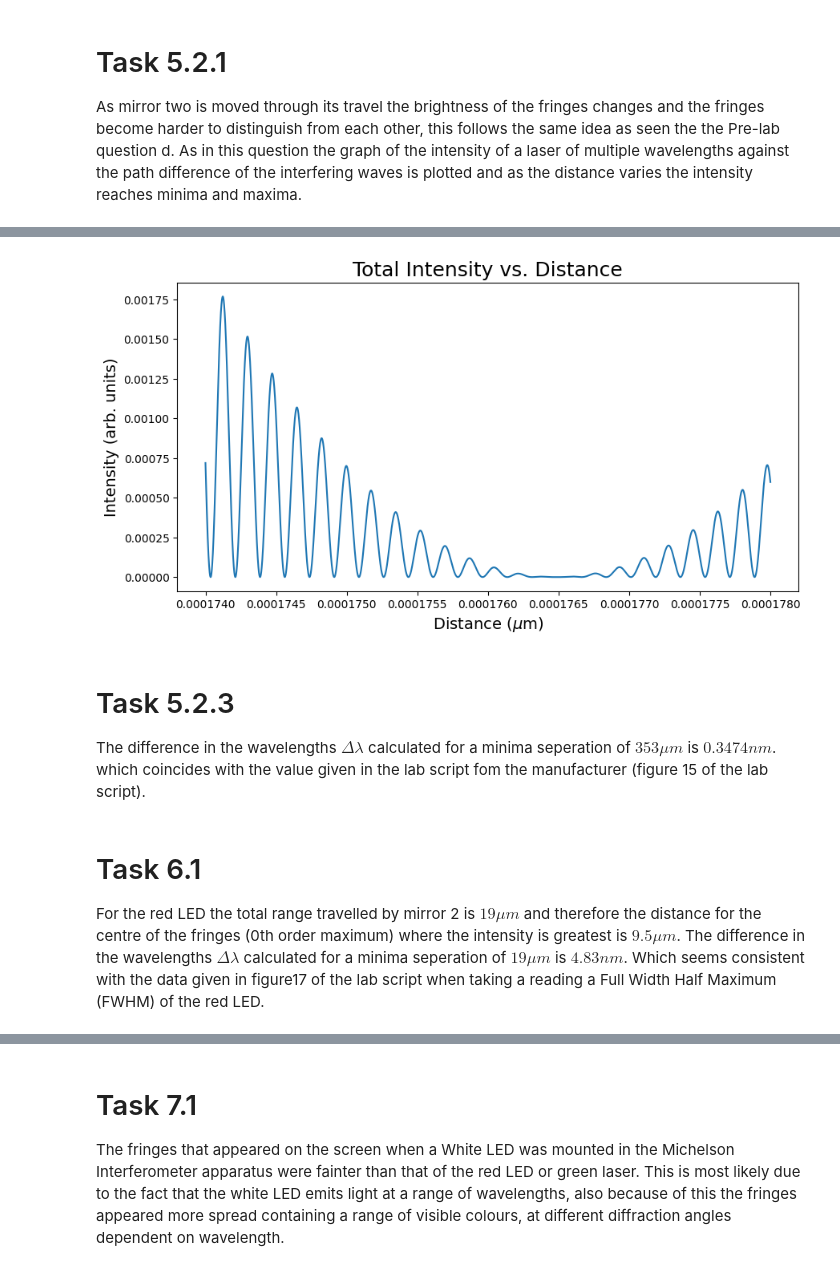
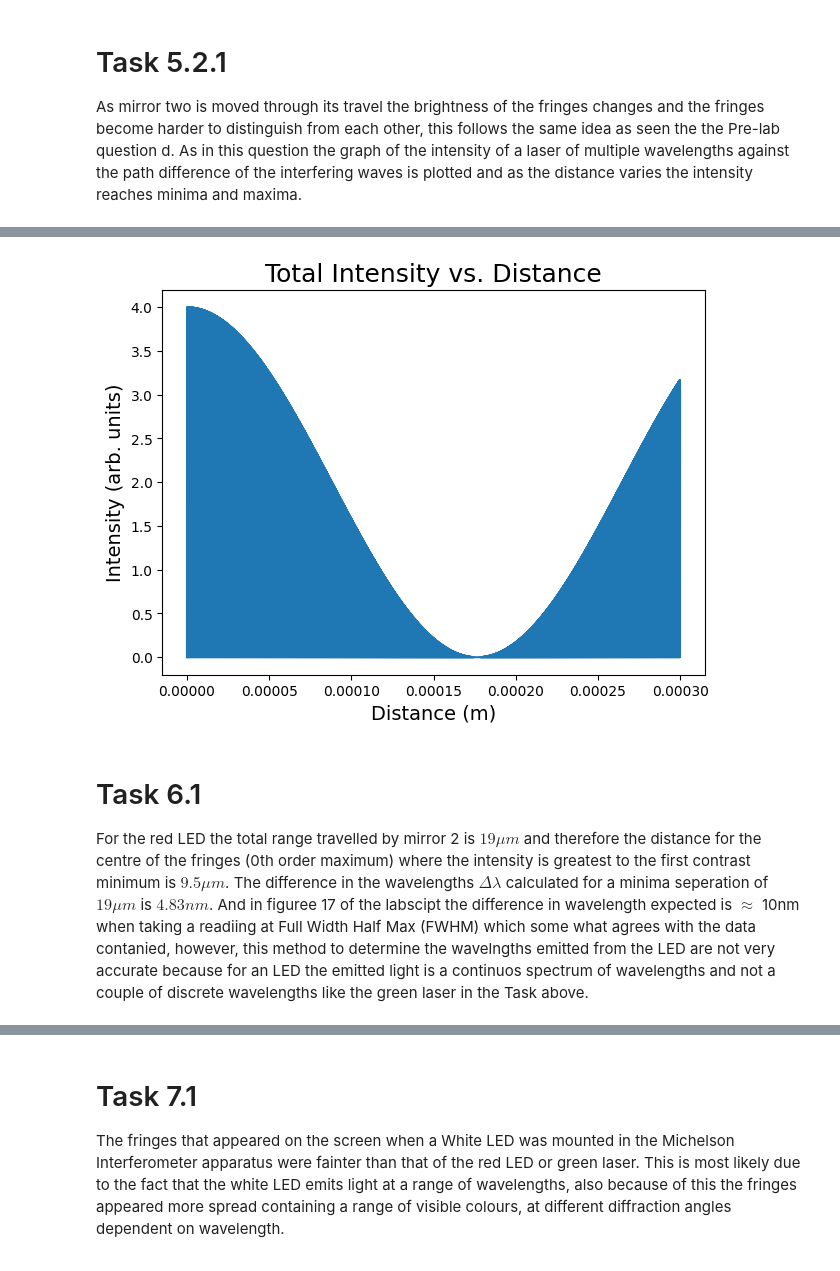
Before and after one commit to lewismcnish/Physics, a Jupyter notebook: Labs/Michelsons_Interferometer/Interferometry.ipynb, the cells around one changed output, grey strips where cells are left out. Saved outputs shown, nothing was run; the diff lists cells and outputs as text; code cells hidden in the pictures.

```diff
--- a/Labs/Michelsons_Interferometer/Interferometry.ipynb
+++ b/Labs/Michelsons_Interferometer/Interferometry.ipynb
@@ -159,29 +70,0 @@ plt.show()
-# %%
-
-def amplitude(d, lam):
-    return (np.sin(2*np.pi*d/(lam)))
-def totAmplitude(d, lam1, lam2):
-    return (np.abs(amplitude(d, lam1) + amplitude(d, lam2)))**2
-def int_from_amp(d, lam):
-    return (np.abs(amplitude(d, lam)))**2
-
-lam = 300e-9
-lam2 = 305e-9
-d= np.linspace(1e-6, 5e-6, 1000)
-d2 = np.linspace(1e-6, 300e-6, 100000)
-
-plt.figure()
-plt.plot(d, int_from_amp(d, lam))
-plt.title('Intensity vs. Distance', fontsize=title_size)
-plt.xlabel(r'Distance ($\mu$m)', fontsize=axis_size)
-plt.ylabel('Intensity (arb. units)', fontsize=axis_size)
-plt.show()
-
-plt.figure()
-plt.plot(d2, totAmplitude(d2, lam, lam2))
-plt.title('Total Intensity vs. Distance', fontsize=title_size)
-plt.xlabel(r'Distance ($\mu$m)', fontsize=axis_size)
-#plt.xticks(np.arange(0, 55e-6, 5e-6))
-plt.xlim(0e-6, 40e-6)
-plt.ylabel('Intensity (arb. units)', fontsize=axis_size)
-plt.show()
@@ -215,30 +101,25 @@ The total range travelled of mirror 2 is 353 $\mu m$ and therefore the distance
 # %%
 
 def amplitude(d, lam):
     return (np.sin(2*np.pi*d/(lam)))
 def totAmplitude(d, lam1, lam2):
     return (np.abs(amplitude(d, lam1) + amplitude(d, lam2)))**2
 
 lam = 350e-9
 lam2 = 350.3474e-9
-d= np.linspace(174e-6, 178e-6, 100000)
-plt.figure(figsize = (10,5))
+d= np.linspace(0e-6, 300e-6, 100000)
+plt.figure(figsize = (7,5))
 plt.plot(d, totAmplitude(d, lam, lam2))
 plt.title('Total Intensity vs. Distance', fontsize=title_size)
-plt.xlabel(r'Distance ($\mu$m)', fontsize=axis_size)
-#plt.xlim(0e-6, 40e-6)
+plt.xlabel(r'Distance (m)', fontsize=axis_size)
 plt.ylabel('Intensity (arb. units)', fontsize=axis_size)
 plt.show()
 # %% [output]
-[figure, old version]
+[figure, new version]
-# %% [markdown]
-# Task 5.2.3
-
-The difference in the wavelengths $\Delta \lambda$ calculated for a minima seperation of $353 \mu m$ is $0.3474 nm$. which coincides with the value given in the lab script fom the manufacturer (figure 15 of the lab script).
 # %% [markdown]
 # Task 6.1
 
-For the red LED the total range travelled by mirror 2 is $19\mu m$ and therefore the distance for the centre of the fringes (0th order maximum) where the intensity is greatest is $9.5\mu m$. The difference in the wavelengths $\Delta \lambda$ calculated for a minima seperation of $19 \mu m$ is $4.83 nm$. Which seems consistent with the data given in figure17 of the lab script when taking a reading a Full Width Half Maximum (FWHM) of the red LED.
+For the red LED the total range travelled by mirror 2 is $19\mu m$ and therefore the distance for the centre of the fringes (0th order maximum) where the intensity is greatest to the first contrast minimum is $9.5\mu m$. The difference in the wavelengths $\Delta \lambda$ calculated for a minima seperation of $19 \mu m$ is $4.83 nm$. And in figuree 17 of the labscipt the difference in wavelength expected is $\approx $ 10nm when taking a readiing at Full Width Half Max (FWHM) which some what agrees with the data contanied, however, this method to determine the wavelngths emitted from the LED are not very accurate because for an LED the emitted light is a continuos spectrum of wavelengths and not a couple of discrete wavelengths like the green laser in the Task above.
 # %%
 
 def amplitude(d, lam):
```
Also changed, not shown: parts of 15 cells of this notebook.
